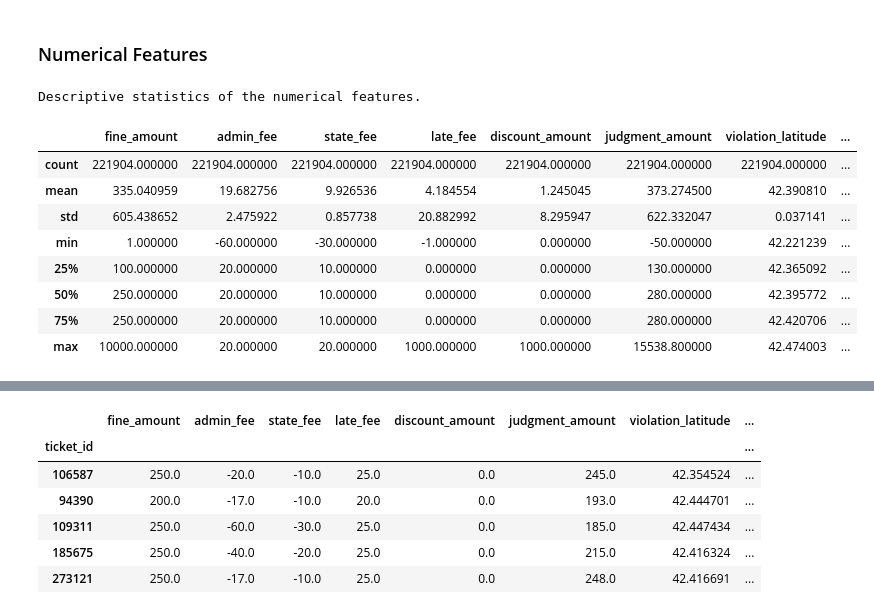
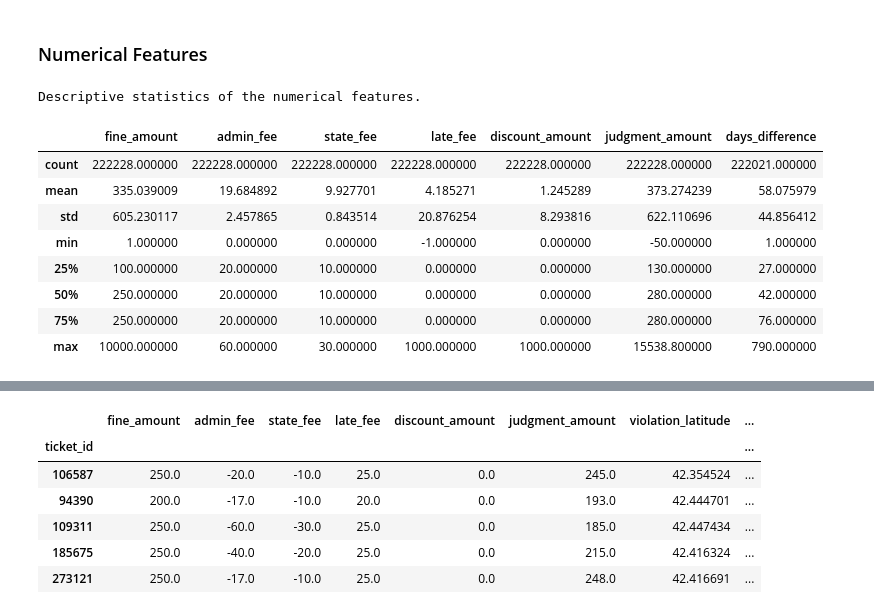
Before and after one commit to jesadrperez/Competitions, a Jupyter notebook: Blight-Violations-DRAFT.ipynb, the cells around one changed output, grey strips where cells are left out. Saved outputs shown, nothing was run; the diff lists cells and outputs as text; code cells hidden in the pictures.

```diff
--- a/Blight-Violations-DRAFT.ipynb
+++ b/Blight-Violations-DRAFT.ipynb
@@ -586,10 +583,6 @@ Convert 'hearing_date' to proper date format and subtract 'violation_date' from
 blight_df['hearing_date'] = pd.DatetimeIndex(blight_df['hearing_date']).date
 # Subtract 'violation_date' from 'hearing_date'. Convert this difference to days.
 blight_df['days_difference'] = (blight_df['hearing_date'] - blight_df['violation_date'])/np.timedelta64(1, 'D')
-# Remove observations where 'days_difference' is negative (This is dirty data)
-blight_df = blight_df.loc[(blight_df['days_difference'] > 0), :]
-# Remove observations where 'days_difference' is negative (This is dirty data)
-blight_df = blight_df.loc[(blight_df['days_difference'] < 365), :]
 # %% [markdown]
 ### hearing_weekday
 _Goal_: We all have Mondays
@@ -844,4 +655,0 @@ Remove the features that I already extracted useful information from.
-# %%
-# Drop useless features
-blight_df.drop(axis=1, columns=['mailing_address_city', 'mailing_address_state', 'mailing_address_country',
-                                'disposition', 'hearing_time'], inplace = True)
@@ -848,3 +682,37 @@ blight_df.drop(axis=1, columns=['mailing_address_city', 'mailing_address_state',
+# %%
+model_topic_dis = ldamodel[corpus]
+index_list = list(blight_df.loc[blight_df['violation_date'] < datetime.date(2017, 1, 1), :].index)
+violation_topics = {}
+for idx in range(0, len(index_list)):
+    topic_scores = model_topic_dis[idx]
+    unzip_topics = zip(*topic_scores)
+    list_topics = list(unzip_topics)[1]
+    violation_topics[index_list[idx]] = topic_names[list_topics.index(max(list_topics))]
+
+new_doc = blight_df.loc[blight_df['violation_date'] >= datetime.date(2017, 1, 1), 'violation_description']
+new_doc_vect = vect.transform(new_doc)
+new_doc_copus = gensim.matutils.Sparse2Corpus(new_doc_vect, documents_columns=False)
+valid_topic_dis = ldamodel[new_doc_copus]
+index_list = list(blight_df.loc[blight_df['violation_date'] >= datetime.date(2017, 1, 1), :].index)
+for idx in range(0, len(index_list)):
+    topic_scores = valid_topic_dis[idx]
+    unzip_topics = zip(*topic_scores)
+    list_topics = list(unzip_topics)[1]
+    violation_topics[index_list[idx]] = topic_names[list_topics.index(max(list_topics))]
+
+topics_df = pd.DataFrame(list(violation_topics.items()), columns=['ticket_id', 'violation_topic'])
+blight_df = blight_df.reset_index().merge(topics_df).set_index('ticket_id')
+
+# 1hot caterogical encoding for "agency_name"
+blight_topic = blight_df['violation_topic']
+cat_encoder_ag = CategoricalEncoder()
+blight_topic_reshaped = blight_topic.values.reshape(-1, 1)
+blight_topic_1hot = cat_encoder_ag.fit_transform(blight_topic_reshaped)
+
+# Adds new features to blight
+blight_df = blight_df.reset_index().merge(pd.SparseDataFrame(blight_topic_1hot, columns=list(cat_encoder_ag.categories_[0]), index=blight_df.index).fillna(0).reset_index())
+# Set 'ticket_id' as index
+blight_df.set_index('ticket_id', inplace=True)
 # %% [markdown]
 ## Visualization
 
@@ -858,22 +726,21 @@ model_df = blight_df.loc[blight_df['violation_date'] < datetime.date(2017, 1, 1)
 ### Numerical Features
 # %%
 # Gets all the numerical features
-num_features = ['fine_amount', 'admin_fee', 'state_fee', 'late_fee', 'discount_amount', 'judgment_amount',
- 'violation_latitude', 'violation_longitude', 'days_difference']
+num_features = ['fine_amount', 'admin_fee', 'state_fee', 'late_fee', 'discount_amount', 'judgment_amount', 'days_difference']
 # A quick view of the descriptive statistics of the numerical features
 print('Descriptive statistics of the numerical features.')
 model_df[num_features].describe()
 # %% [output]
 Descriptive statistics of the numerical features.
-|  | fine_amount | admin_fee | state_fee | late_fee | discount_amount | judgment_amount | violation_latitude | ... |
-| count | 221904.000000 | 221904.000000 | 221904.000000 | 221904.000000 | 221904.000000 | 221904.000000 | 221904.000000 | ... |
-| mean | 335.040959 | 19.682756 | 9.926536 | 4.184554 | 1.245045 | 373.274500 | 42.390810 | ... |
-| std | 605.438652 | 2.475922 | 0.857738 | 20.882992 | 8.295947 | 622.332047 | 0.037141 | ... |
-| min | 1.000000 | -60.000000 | -30.000000 | -1.000000 | 0.000000 | -50.000000 | 42.221239 | ... |
-| 25% | 100.000000 | 20.000000 | 10.000000 | 0.000000 | 0.000000 | 130.000000 | 42.365092 | ... |
-| 50% | 250.000000 | 20.000000 | 10.000000 | 0.000000 | 0.000000 | 280.000000 | 42.395772 | ... |
-| 75% | 250.000000 | 20.000000 | 10.000000 | 0.000000 | 0.000000 | 280.000000 | 42.420706 | ... |
-| max | 10000.000000 | 20.000000 | 20.000000 | 1000.000000 | 1000.000000 | 15538.800000 | 42.474003 | ... |
+|  | fine_amount | admin_fee | state_fee | late_fee | discount_amount | judgment_amount | days_difference |
+| count | 222228.000000 | 222228.000000 | 222228.000000 | 222228.000000 | 222228.000000 | 222228.000000 | 222021.000000 |
+| mean | 335.039009 | 19.684892 | 9.927701 | 4.185271 | 1.245289 | 373.274239 | 58.075979 |
+| std | 605.230117 | 2.457865 | 0.843514 | 20.876254 | 8.293816 | 622.110696 | 44.856412 |
+| min | 1.000000 | 0.000000 | 0.000000 | -1.000000 | 0.000000 | -50.000000 | 1.000000 |
+| 25% | 100.000000 | 20.000000 | 10.000000 | 0.000000 | 0.000000 | 130.000000 | 27.000000 |
+| 50% | 250.000000 | 20.000000 | 10.000000 | 0.000000 | 0.000000 | 280.000000 | 42.000000 |
+| 75% | 250.000000 | 20.000000 | 10.000000 | 0.000000 | 0.000000 | 280.000000 | 76.000000 |
+| max | 10000.000000 | 60.000000 | 30.000000 | 1000.000000 | 1000.000000 | 15538.800000 | 790.000000 |
 # %%
 model_df[num_features].hist(bins=50, figsize=(20,15))
 # %% [output]
```
Also changed, not shown: parts of 73 cells of this notebook, 1 other file.
